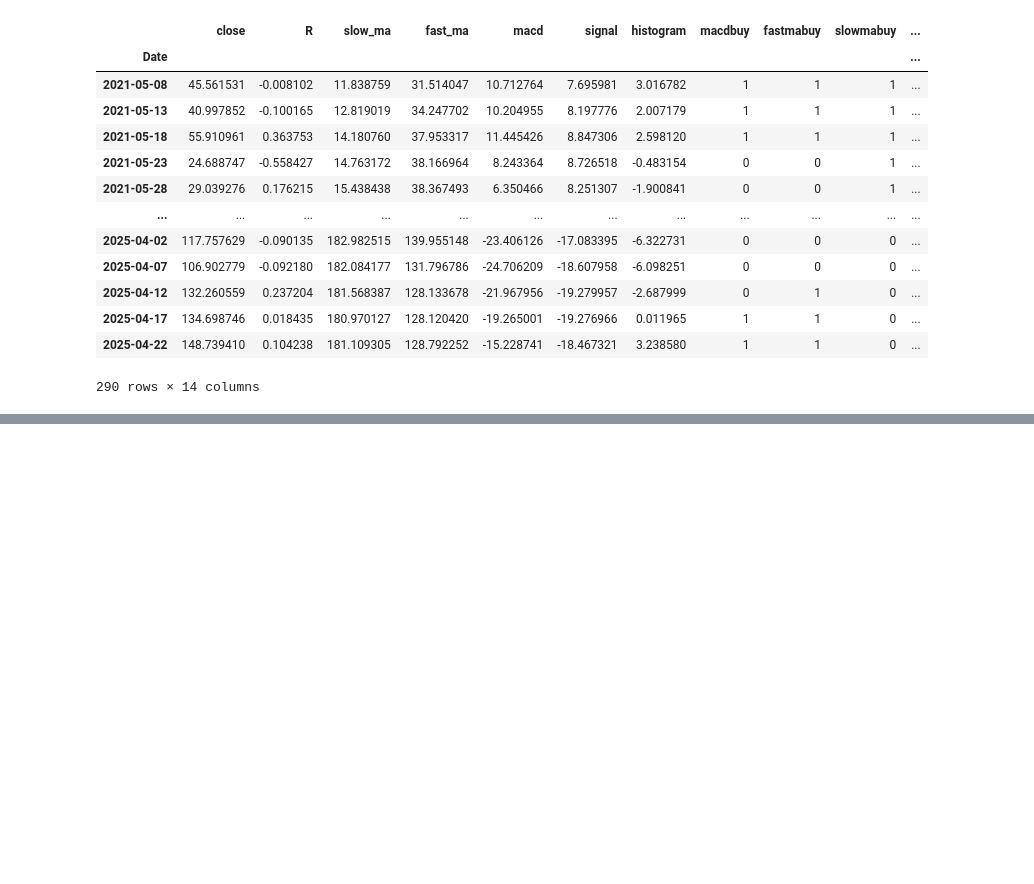
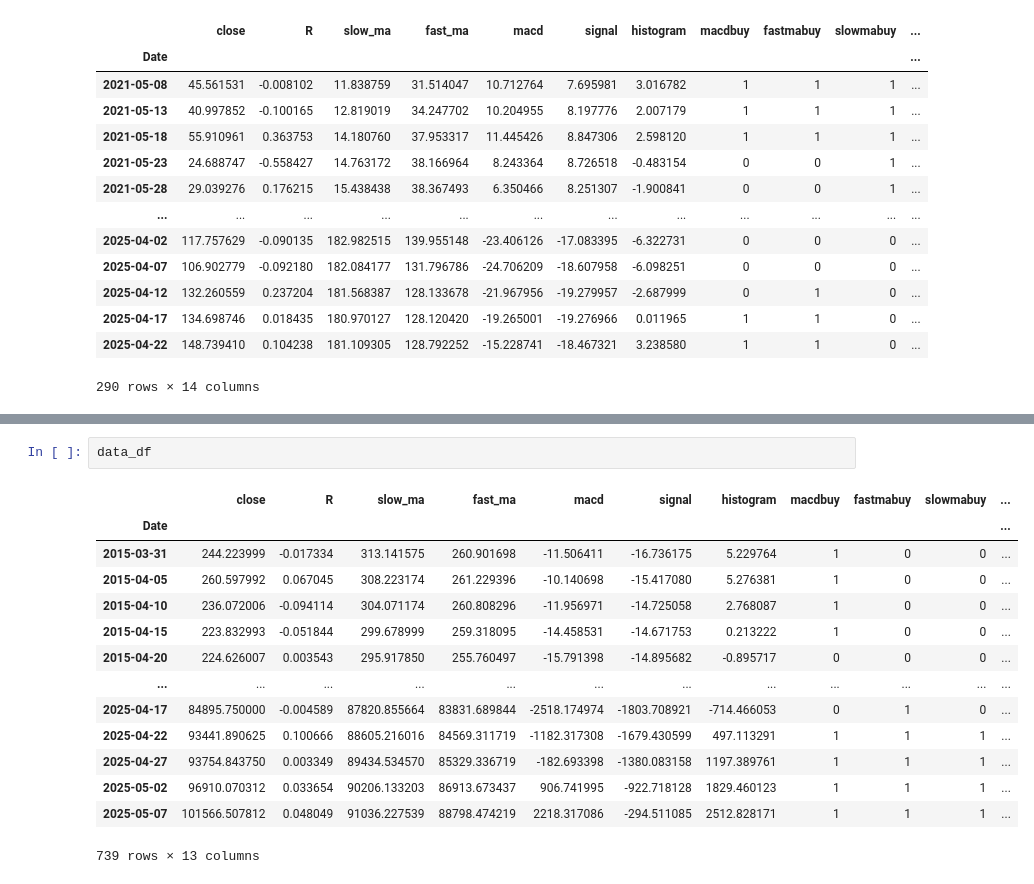
Before and after one commit to GalindoD/Backtesting_crypto, a Jupyter notebook: Backtester_Python.ipynb, the cells around one changed output, grey strips where cells are left out. Saved outputs shown, nothing was run; the diff lists cells and outputs as text; blank space fills up the shorter version.

```diff
--- a/Backtester_Python.ipynb
+++ b/Backtester_Python.ipynb
@@ -706,0 +820,17 @@ px.line(100 * (1 + concat_df[["R","R_strategy","R_str2"]]).cumprod(), title=f"To
+# %%
+data_df
+# %% [output]
+|  | close | R | slow_ma | fast_ma | macd | signal | histogram | macdbuy | fastmabuy | slowmabuy | ... |
+| Date |  |  |  |  |  |  |  |  |  |  | ... |
+| 2015-03-31 | 244.223999 | -0.017334 | 313.141575 | 260.901698 | -11.506411 | -16.736175 | 5.229764 | 1 | 0 | 0 | ... |
+| 2015-04-05 | 260.597992 | 0.067045 | 308.223174 | 261.229396 | -10.140698 | -15.417080 | 5.276381 | 1 | 0 | 0 | ... |
+| 2015-04-10 | 236.072006 | -0.094114 | 304.071174 | 260.808296 | -11.956971 | -14.725058 | 2.768087 | 1 | 0 | 0 | ... |
+| 2015-04-15 | 223.832993 | -0.051844 | 299.678999 | 259.318095 | -14.458531 | -14.671753 | 0.213222 | 1 | 0 | 0 | ... |
+| 2015-04-20 | 224.626007 | 0.003543 | 295.917850 | 255.760497 | -15.791398 | -14.895682 | -0.895717 | 0 | 0 | 0 | ... |
+| ... | ... | ... | ... | ... | ... | ... | ... | ... | ... | ... | ... |
+| 2025-04-17 | 84895.750000 | -0.004589 | 87820.855664 | 83831.689844 | -2518.174974 | -1803.708921 | -714.466053 | 0 | 1 | 0 | ... |
+| 2025-04-22 | 93441.890625 | 0.100666 | 88605.216016 | 84569.311719 | -1182.317308 | -1679.430599 | 497.113291 | 1 | 1 | 1 | ... |
+| 2025-04-27 | 93754.843750 | 0.003349 | 89434.534570 | 85329.336719 | -182.693398 | -1380.083158 | 1197.389761 | 1 | 1 | 1 | ... |
+| 2025-05-02 | 96910.070312 | 0.033654 | 90206.133203 | 86913.673437 | 906.741995 | -922.718128 | 1829.460123 | 1 | 1 | 1 | ... |
+| 2025-05-07 | 101566.507812 | 0.048049 | 91036.227539 | 88798.474219 | 2218.317086 | -294.511085 | 2512.828171 | 1 | 1 | 1 | ... |
+739 rows × 13 columns
```
Also changed, not shown: parts of 21 cells of this notebook.
